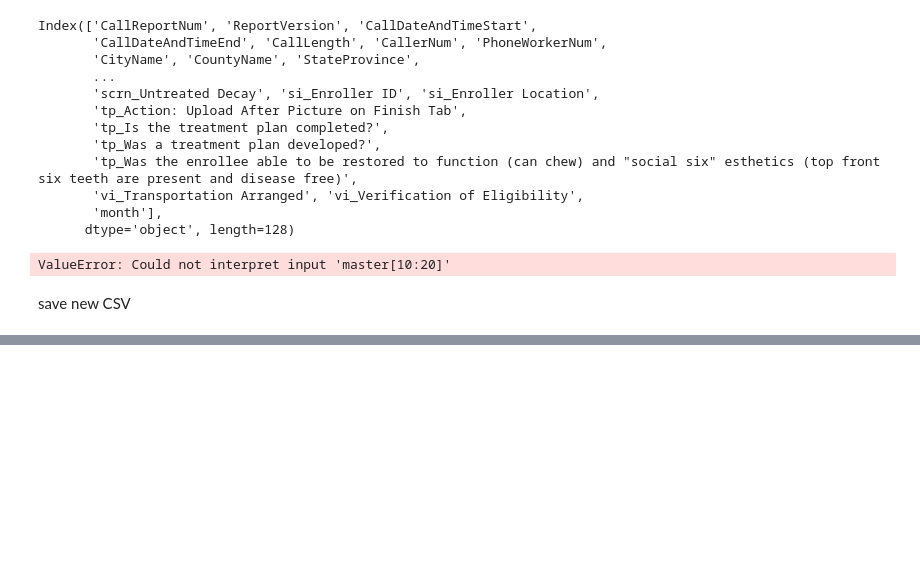
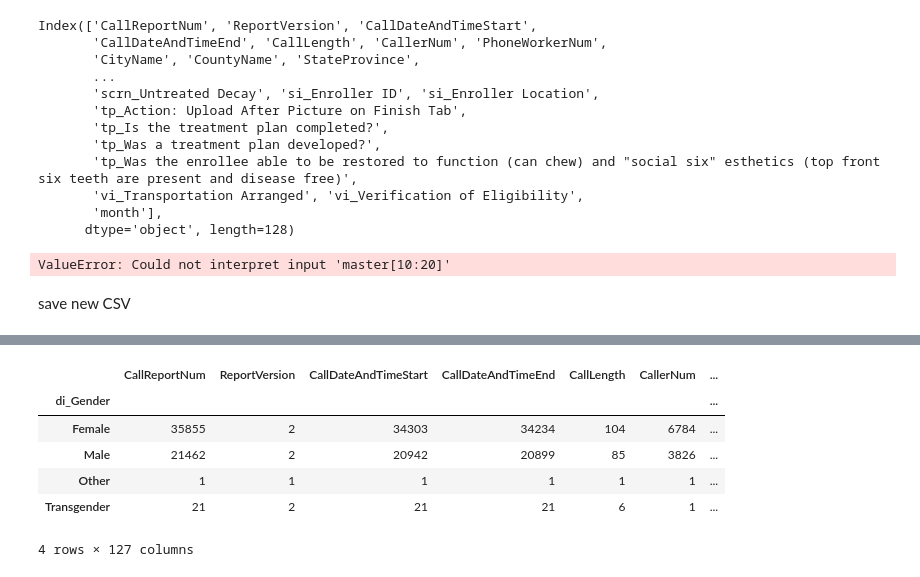
Before and after one commit to Jmiah789/smile-on-get_tootha_choppa, a Jupyter notebook: notebooks/1_cleanup.ipynb, the cells around one changed output, grey strips where cells are left out. Saved outputs shown, nothing was run; the diff lists cells and outputs as text; code cells hidden in the pictures; blank space fills up the shorter version.

```diff
--- a/notebooks/1_cleanup.ipynb
+++ b/notebooks/1_cleanup.ipynb
@@ -244,0 +245,12 @@ SyntaxError: invalid syntax (<ipython-input-64-c4a86f560a63>, line 1)
+# %%
+gender = master.groupby(['di_Gender']).nunique()
+
+gender
+# %% [output]
+|  | CallReportNum | ReportVersion | CallDateAndTimeStart | CallDateAndTimeEnd | CallLength | CallerNum | ... |
+| di_Gender |  |  |  |  |  |  | ... |
+| Female | 35855 | 2 | 34303 | 34234 | 104 | 6784 | ... |
+| Male | 21462 | 2 | 20942 | 20899 | 85 | 3826 | ... |
+| Other | 1 | 1 | 1 | 1 | 1 | 1 | ... |
+| Transgender | 21 | 2 | 21 | 21 | 6 | 1 | ... |
+4 rows × 127 columns
```
Also changed, not shown: parts of 19 cells of this notebook.
